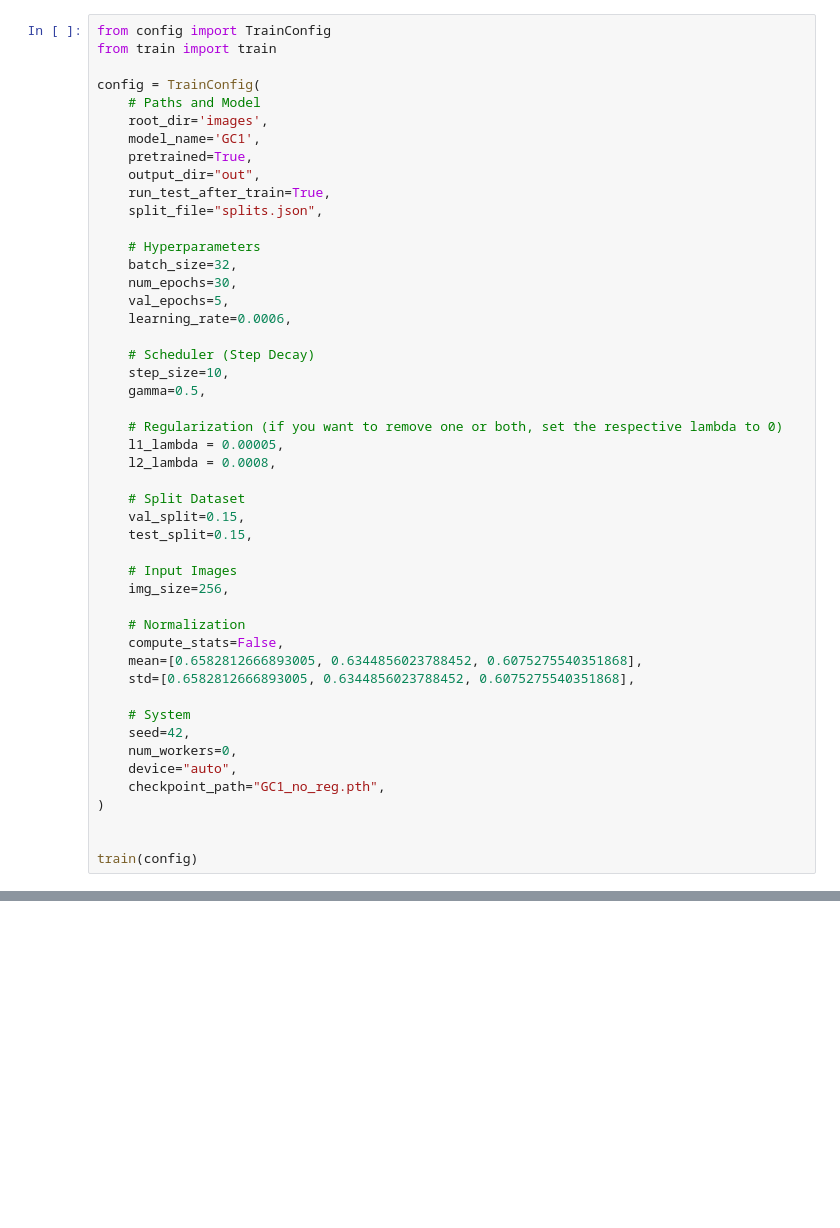
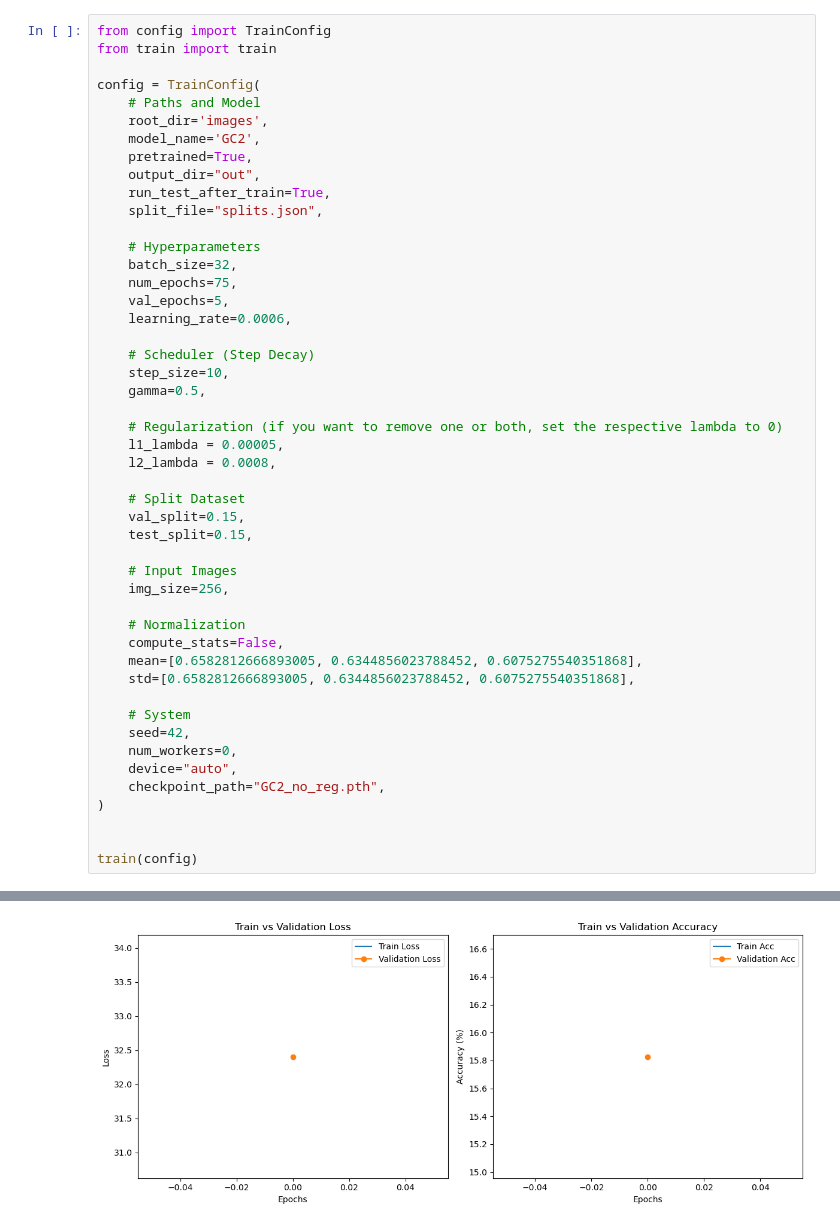
Before and after one commit to WholeNow/Garbage_Classifier, a Jupyter notebook: notebooks/training.ipynb, the cells around one changed output, grey strips where cells are left out. Saved outputs shown, nothing was run; the diff lists cells and outputs as text; blank space fills up the shorter version.

```diff
--- a/notebooks/training.ipynb
+++ b/notebooks/training.ipynb
@@ -46,7 +49,7 @@ from train import train
 config = TrainConfig(
     # Paths and Model
     root_dir='images',
-    model_name='GC1',
+    model_name='GC2',
     pretrained=True,
     output_dir="out",
     run_test_after_train=True,
@@ -54,7 +57,7 @@ config = TrainConfig(
 
     # Hyperparameters
     batch_size=32,
-    num_epochs=30,
+    num_epochs=75,
     val_epochs=5,
     learning_rate=0.0006,
 
@@ -82,8 +85,9 @@ config = TrainConfig(
     seed=42,
     num_workers=0,
     device="auto",
-    checkpoint_path="GC1_no_reg.pth",
+    checkpoint_path="GC2_no_reg.pth",
 )
 
 
 train(config)
+# %% [output]
@@ -89,0 +104 @@ train(config)
+[figure, added]
```
Also changed, not shown: parts of 2 cells of this notebook.
